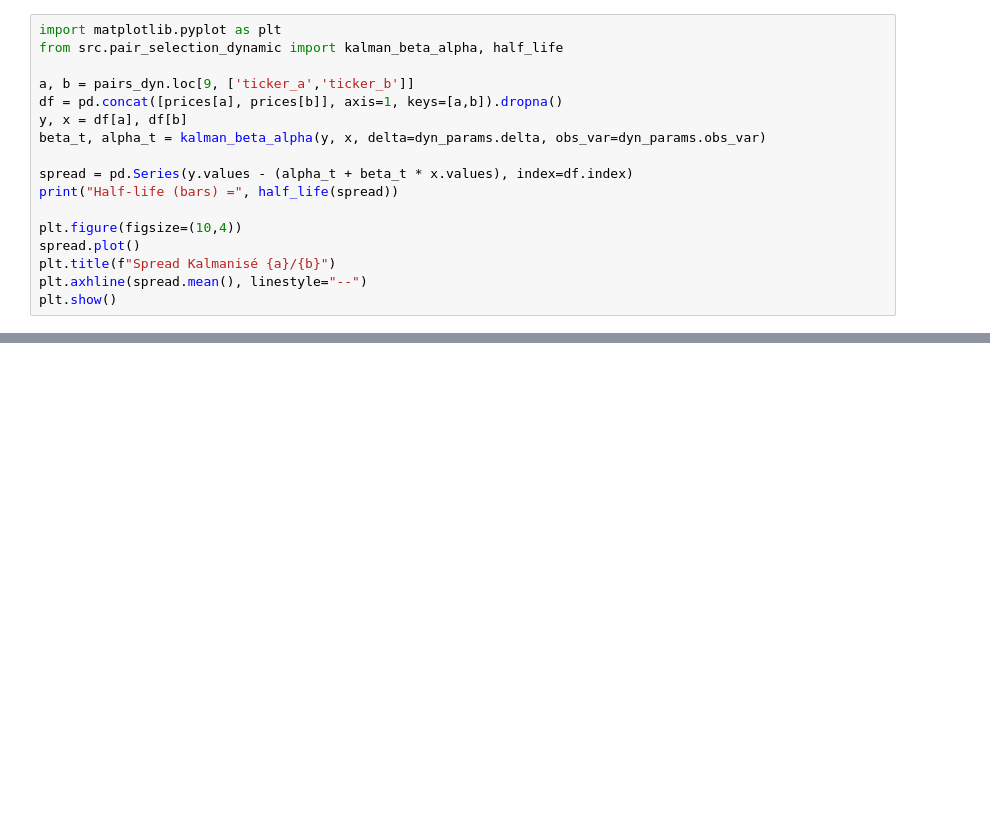
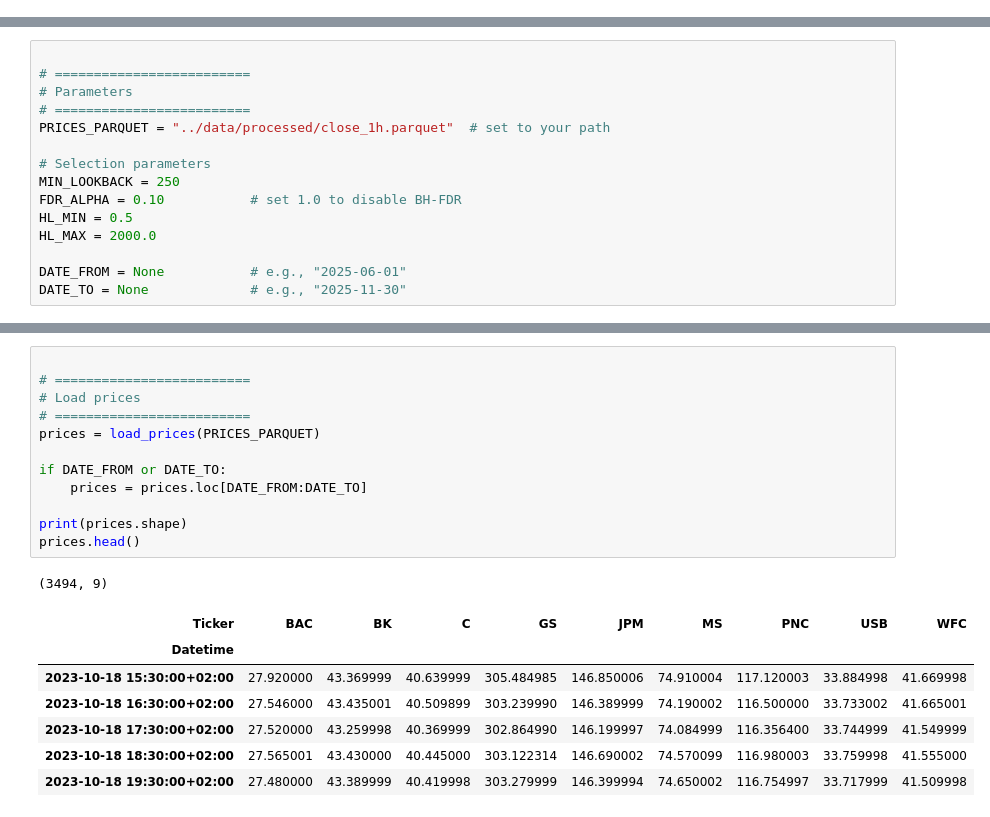
Before and after one commit to emile692/algo-trading-stat-arb, a Jupyter notebook: notebooks/02_pair_selection.ipynb, the cells around one changed output, grey strips where cells are left out. Drawn from its saved outputs; the diff is of its cells as text; blank space fills up the shorter version.

Commit message:
end of notebook-based alpha research

```diff
--- a/notebooks/02_pair_selection.ipynb
+++ b/notebooks/02_pair_selection.ipynb
@@ -122,17 +0,0 @@ valid_pairs.head(10)
-# %%
-import matplotlib.pyplot as plt
-from src.pair_selection_dynamic import kalman_beta_alpha, half_life
-
-a, b = pairs_dyn.loc[9, ['ticker_a','ticker_b']]
-df = pd.concat([prices[a], prices[b]], axis=1, keys=[a,b]).dropna()
-y, x = df[a], df[b]
-beta_t, alpha_t = kalman_beta_alpha(y, x, delta=dyn_params.delta, obs_var=dyn_params.obs_var)
-
-spread = pd.Series(y.values - (alpha_t + beta_t * x.values), index=df.index)
-print("Half-life (bars) =", half_life(spread))
-
-plt.figure(figsize=(10,4))
-spread.plot()
-plt.title(f"Spread Kalmanisé {a}/{b}")
-plt.axhline(spread.mean(), linestyle="--")
-plt.show()
@@ -154,0 +11,15 @@ ADF stat: -33.12259043055736 p-value: 0.0
+# %%
+
+# =========================
+# Parameters
+# =========================
+PRICES_PARQUET = "../data/processed/close_1h.parquet"  # set to your path
+
+# Selection parameters
+MIN_LOOKBACK = 250
+FDR_ALPHA = 0.10           # set 1.0 to disable BH-FDR
+HL_MIN = 0.5
+HL_MAX = 2000.0
+
+DATE_FROM = None           # e.g., "2025-06-01"
+DATE_TO = None             # e.g., "2025-11-30"
@@ -154,0 +220,21 @@ ADF stat: -33.12259043055736 p-value: 0.0
+# %%
+
+# =========================
+# Load prices
+# =========================
+prices = load_prices(PRICES_PARQUET)
+
+if DATE_FROM or DATE_TO:
+    prices = prices.loc[DATE_FROM:DATE_TO]
+
+print(prices.shape)
+prices.head()
+# %% [output]
+(3494, 9)
+| Ticker | BAC | BK | C | GS | JPM | MS | PNC | USB | WFC |
+| Datetime |  |  |  |  |  |  |  |  |  |
+| 2023-10-18 15:30:00+02:00 | 27.920000 | 43.369999 | 40.639999 | 305.484985 | 146.850006 | 74.910004 | 117.120003 | 33.884998 | 41.669998 |
+| 2023-10-18 16:30:00+02:00 | 27.546000 | 43.435001 | 40.509899 | 303.239990 | 146.389999 | 74.190002 | 116.500000 | 33.733002 | 41.665001 |
+| 2023-10-18 17:30:00+02:00 | 27.520000 | 43.259998 | 40.369999 | 302.864990 | 146.199997 | 74.084999 | 116.356400 | 33.744999 | 41.549999 |
+| 2023-10-18 18:30:00+02:00 | 27.565001 | 43.430000 | 40.445000 | 303.122314 | 146.690002 | 74.570099 | 116.980003 | 33.759998 | 41.555000 |
+| 2023-10-18 19:30:00+02:00 | 27.480000 | 43.389999 | 40.419998 | 303.279999 | 146.399994 | 74.650002 | 116.754997 | 33.717999 | 41.509998 |
```
Also changed, not shown: parts of 21 cells of this notebook, 9 other files.
